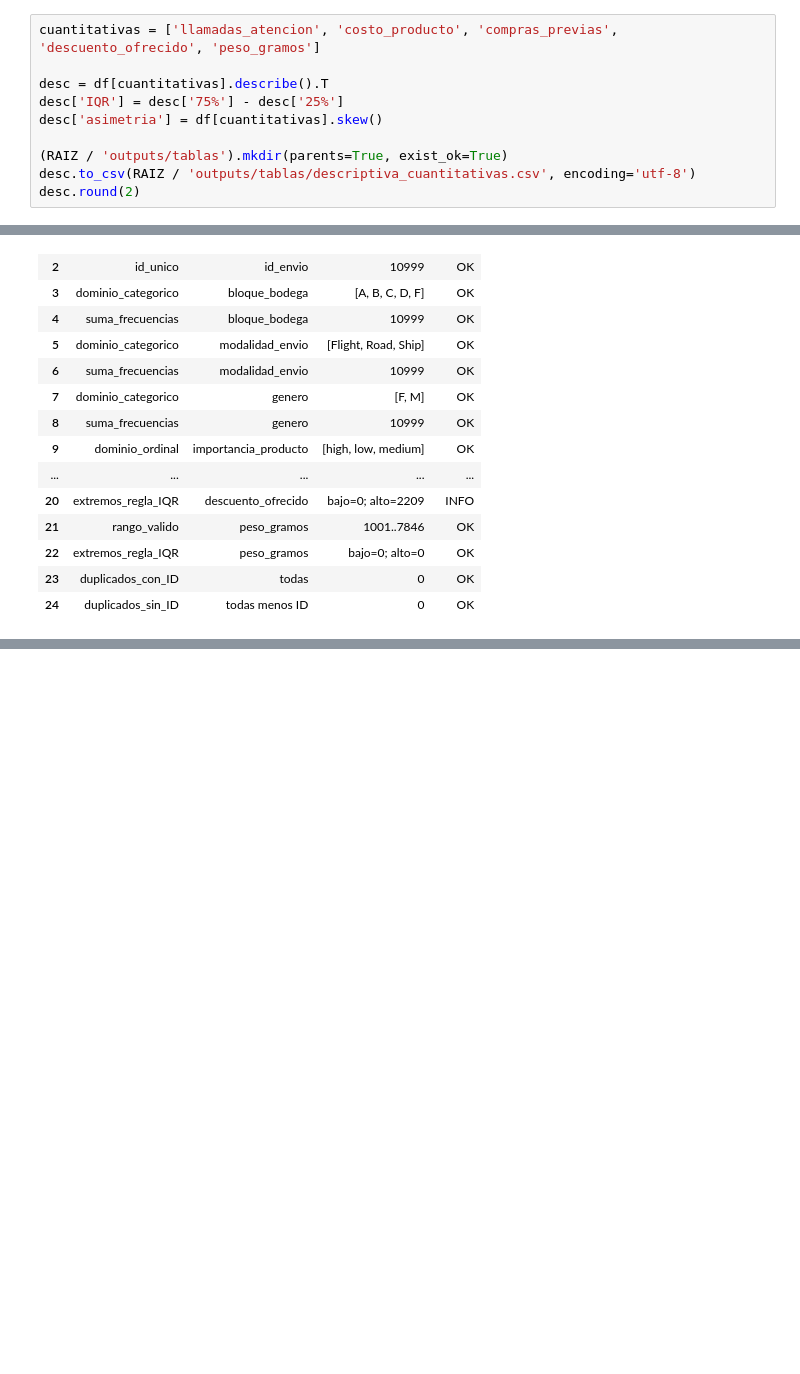
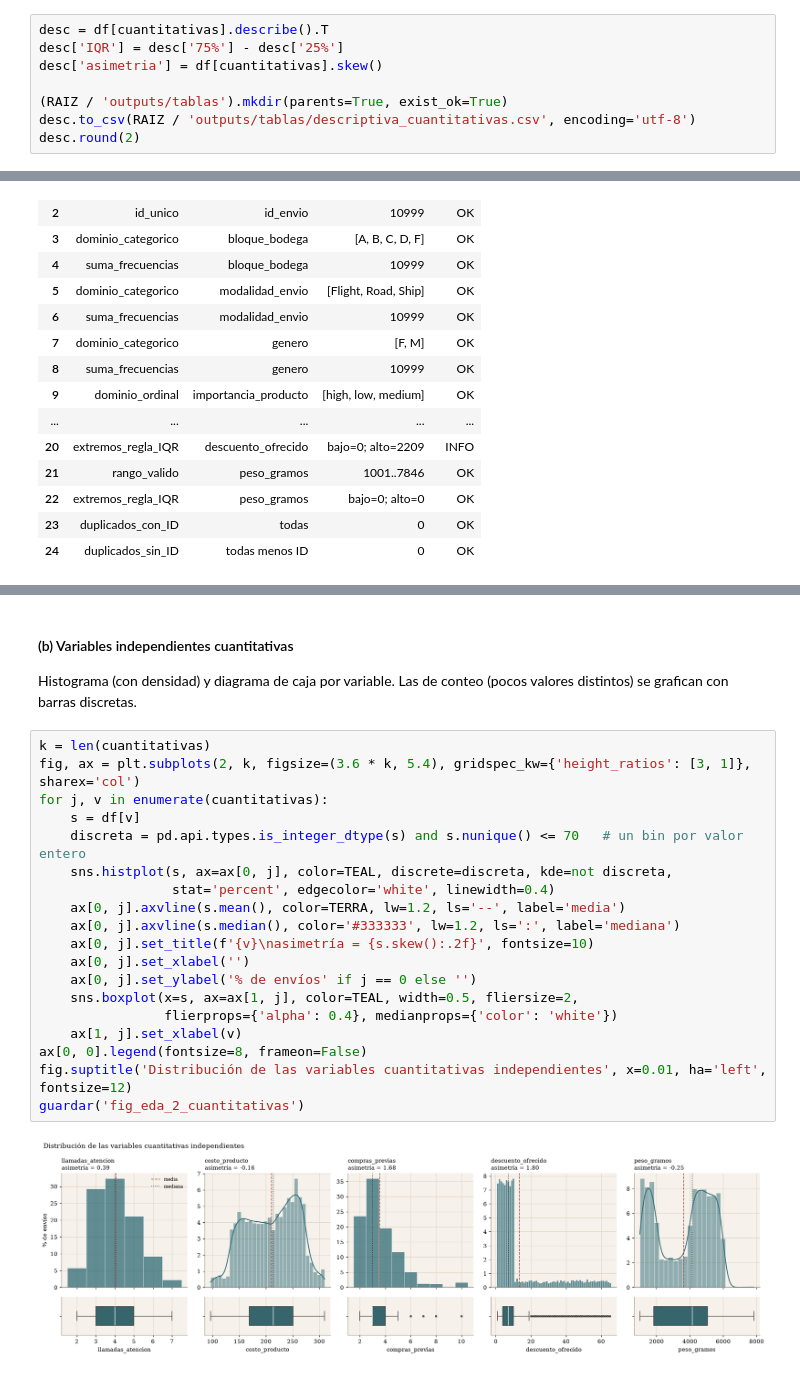
Before and after one commit to joserodriguezc/grupo_1_estadistica_computacional, a Jupyter notebook: notebooks/formativa_1.ipynb, the cells around one changed output, grey strips where cells are left out. Drawn from its saved outputs; the diff is of its cells as text; blank space fills up the shorter version.

```diff
--- a/notebooks/formativa_1.ipynb
+++ b/notebooks/formativa_1.ipynb
@@ -119,8 +153,6 @@ Medidas resumen de las variables cuantitativas (se excluyen el identificador, lo
 ordinales). Se agrega el rango intercuartílico (IQR) y la asimetría. Resultado exportado a
 `outputs/tablas/descriptiva_cuantitativas.csv`.
 # %%
-cuantitativas = ['llamadas_atencion', 'costo_producto', 'compras_previas', 'descuento_ofrecido', 'peso_gramos']
-
 desc = df[cuantitativas].describe().T
 desc['IQR'] = desc['75%'] - desc['25%']
 desc['asimetria'] = df[cuantitativas].skew()
@@ -347,0 +366,25 @@ calidad[['control', 'variable', 'observado', 'estado']]
+# %% [markdown]
+#### (b) Variables independientes cuantitativas
+Histograma (con densidad) y diagrama de caja por variable. Las de conteo (pocos valores distintos) se
+grafican con barras discretas.
+# %%
+k = len(cuantitativas)
+fig, ax = plt.subplots(2, k, figsize=(3.6 * k, 5.4), gridspec_kw={'height_ratios': [3, 1]}, sharex='col')
+for j, v in enumerate(cuantitativas):
+    s = df[v]
+    discreta = pd.api.types.is_integer_dtype(s) and s.nunique() <= 70   # un bin por valor entero
+    sns.histplot(s, ax=ax[0, j], color=TEAL, discrete=discreta, kde=not discreta,
+                 stat='percent', edgecolor='white', linewidth=0.4)
+    ax[0, j].axvline(s.mean(), color=TERRA, lw=1.2, ls='--', label='media')
+    ax[0, j].axvline(s.median(), color='#333333', lw=1.2, ls=':', label='mediana')
+    ax[0, j].set_title(f'{v}\nasimetría = {s.skew():.2f}', fontsize=10)
+    ax[0, j].set_xlabel('')
+    ax[0, j].set_ylabel('% de envíos' if j == 0 else '')
+    sns.boxplot(x=s, ax=ax[1, j], color=TEAL, width=0.5, fliersize=2,
+                flierprops={'alpha': 0.4}, medianprops={'color': 'white'})
+    ax[1, j].set_xlabel(v)
+ax[0, 0].legend(fontsize=8, frameon=False)
+fig.suptitle('Distribución de las variables cuantitativas independientes', x=0.01, ha='left', fontsize=12)
+guardar('fig_eda_2_cuantitativas')
+# %% [output]
+[figure, added]
```
Also changed, not shown: parts of 33 cells of this notebook, 16 other files.
